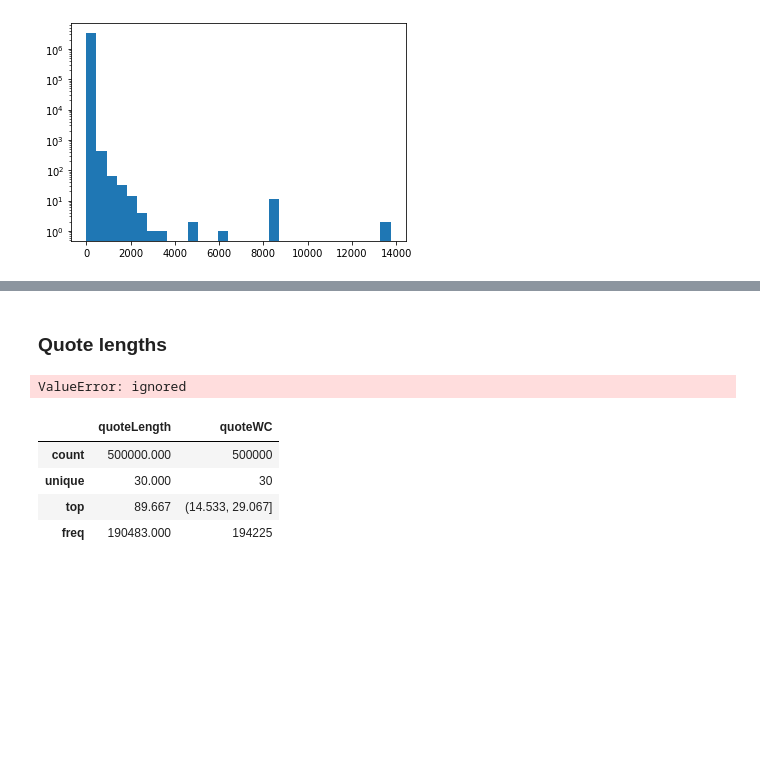
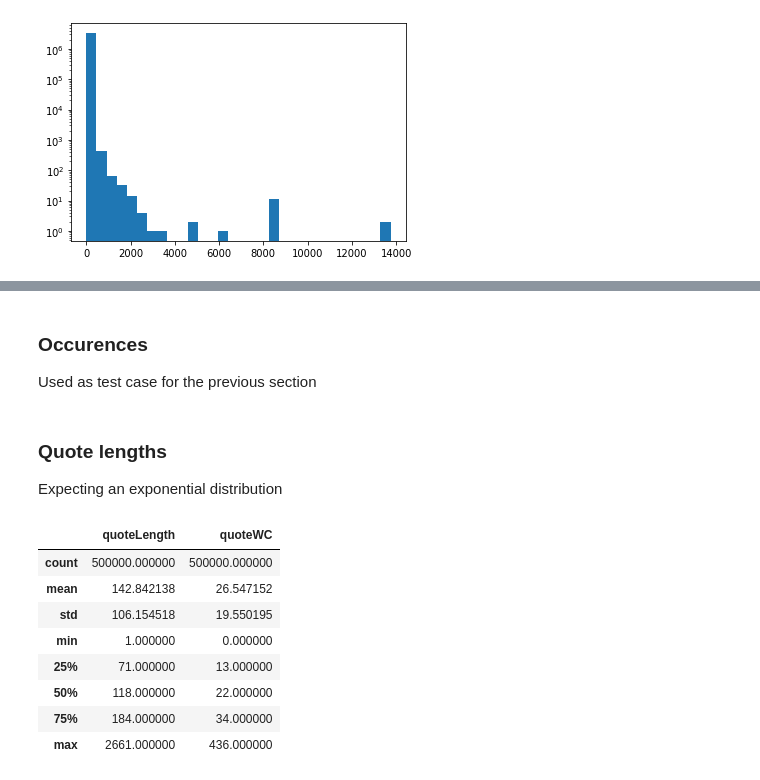
Before and after one commit to epfl-ada/ada-2021-project-adada-sur-mon-bidet, a Jupyter notebook: json-filtering.ipynb, the cells around one changed output, grey strips where cells are left out. Drawn from its saved outputs; the diff is of its cells as text; code cells hidden in the pictures; blank space fills up the shorter version.

Commit message:
dictionnary and updated preprocessing

```diff
--- a/json-filtering.ipynb
+++ b/json-filtering.ipynb
@@ -215,5 +227,6 @@ def json_to_pickle(json_path, year, use_chunks = True, chunksize = 10**6 / 2):
 # %%
-year = 2020
+year = 2015
+path = "output/base_dict_less_urls" + str(year) + ".json.bz2"
 # ~5 mins run
-json_to_pickle("output/base_dict_less_urls" + str(year) + ".json.bz2", year)
+json_to_pickle(path, year, use_chunks=False)
 # %% [output]
@@ -221,4 +235,0 @@ NameError: ignored
-# %%
-# ~15sec load
-df = pd.read_pickle(out_path + "df2017_0")
-df.head()
@@ -232,0 +238,10 @@ df.head()
+# %%
+dfs = []
+for year in [2020, 2017]: #TODO switch these two
+#for year in years:
+  json_path = "output/base_dict_less_urls" + str(year) + ".json.bz2"
+  df = pd.read_json(json_path, compression="bz2", lines=True)
+  df = preproc(df)
+  dfs.append(df)
+
+pd.concat(dfs).to_pickle("output/df")
@@ -233,3 +253,5 @@ df.head()
+# %%
+df = pd.read_p
 # %% [markdown]
 # EDA and looking for problems
 # %% [markdown]
@@ -302,28 +323,29 @@ overall(num_occ, hist);
+# %% [markdown]
+### Occurences
+
+Used as test case for the previous section
 # %% [markdown]
 ### Quote lengths
+Expecting an exponential distribution
 # %%
 chunk = pd.read_pickle(pickles[2020][0])
 chunk_ = pd.read_pickle(pickles[2020][1])
-# %%
-a = chunk_length_analysis(chunk)
-b = chunk_length_analysis(chunk_)
-# %% [output]
-ValueError: ignored
 # %%
 def chunk_length_analysis(df):
 
   df["quoteLength"] = df["quotation"].apply( len )
-  df["quoteLength"] = pd.cut(df["quoteLength"], bins=30).apply(lambda x: x.left)
-
   df["quoteWC"] = df["quotation"].apply( lambda q : len(q.split()))
-  df["quoteWC"] = pd.Categorical(pd.cut(df["quoteWC"], bins=30))
 
   return df[["quoteLength", "quoteWC"]]
 
 chunk_length_analysis(chunk).describe()
 # %% [output]
 |  | quoteLength | quoteWC |
-| count | 500000.000 | 500000 |
-| unique | 30.000 | 30 |
-| top | 89.667 | (14.533, 29.067] |
-| freq | 190483.000 | 194225 |
+| count | 500000.000000 | 500000.000000 |
+| mean | 142.842138 | 26.547152 |
+| std | 106.154518 | 19.550195 |
+| min | 1.000000 | 0.000000 |
+| 25% | 71.000000 | 13.000000 |
+| 50% | 118.000000 | 22.000000 |
+| 75% | 184.000000 | 34.000000 |
+| max | 2661.000000 | 436.000000 |
```
Also changed, not shown: parts of 22 cells of this notebook, 1 other file.
